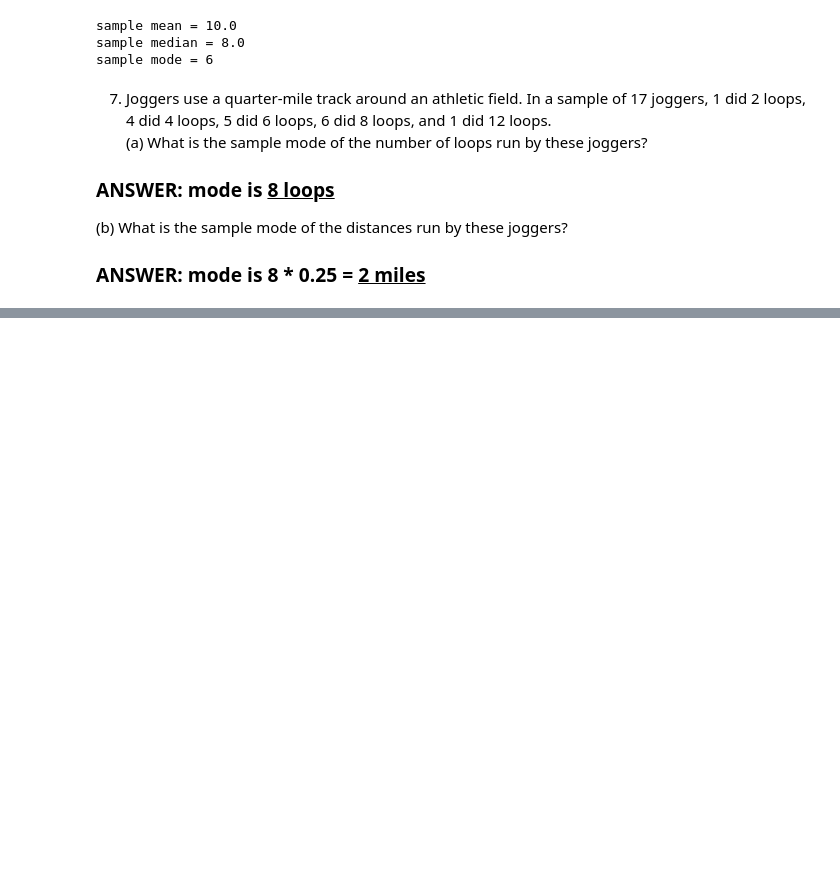
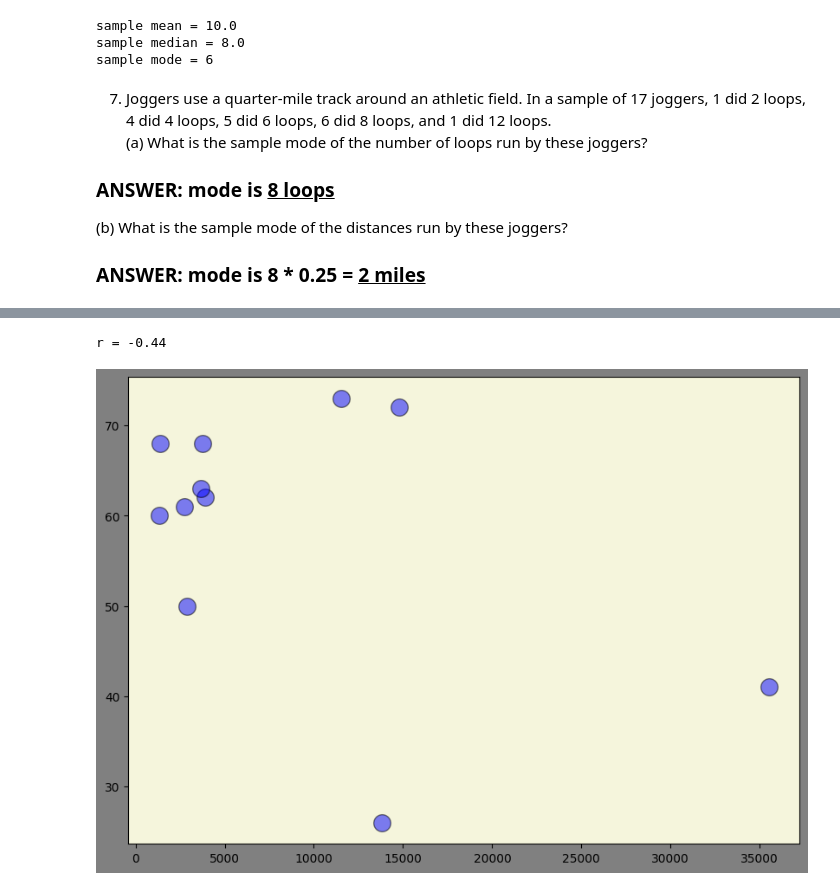
Before and after one commit to kgedt/ML_DA_projects, a Jupyter notebook: hw2.ipynb, the cells around one changed output, grey strips where cells are left out. Cells and saved outputs as stored; diff of their text form; code cells hidden in the pictures; blank space fills up the shorter version.

```diff
--- a/hw2.ipynb
+++ b/hw2.ipynb
@@ -437,0 +704,33 @@ sample mode = 6
+# %%
+number_criminal_cases = [11534, 14784, 3892, 35528, 3772, 13796, 1358, 3649, 1312, 2879, 2745]
+percentage_guilty_plea = [73, 72, 62, 41, 68, 26, 68, 63, 60, 50, 61]
+
+fig, ax = plt.subplots(figsize=(10, 7), facecolor='gray')
+ax.set_facecolor('beige')
+ax.scatter(number_criminal_cases, percentage_guilty_plea, s=200, color='b', alpha=0.5, edgecolor='k')
+
+n = len(percentage_guilty_plea)
+
+cases_mean = np.mean(number_criminal_cases)
+pleas_mean = np.mean(percentage_guilty_plea)
+
+sum_diff_means_product = 0
+sum_diff_mean_x_square = 0
+sum_diff_mean_y_square = 0
+
+x = number_criminal_cases
+y = percentage_guilty_plea
+x_mean = cases_mean
+y_mean = pleas_mean
+
+for i in range(n): # cases - X, guilty pleas - Y
+    sum_diff_means_product += (x[i] - x_mean)*(y[i]-y_mean)
+    sum_diff_mean_x_square += (x[i] - x_mean)**2
+    sum_diff_mean_y_square += (y[i] - y_mean)**2
+
+r = sum_diff_means_product / (sum_diff_mean_x_square*sum_diff_mean_y_square)**0.5
+r = np.round(r, 2)
+print(f'r = {r}')
+# %% [output]
+r = -0.44
+[figure, added]
```
Also changed, not shown: parts of 19 cells of this notebook, 3 other files.
